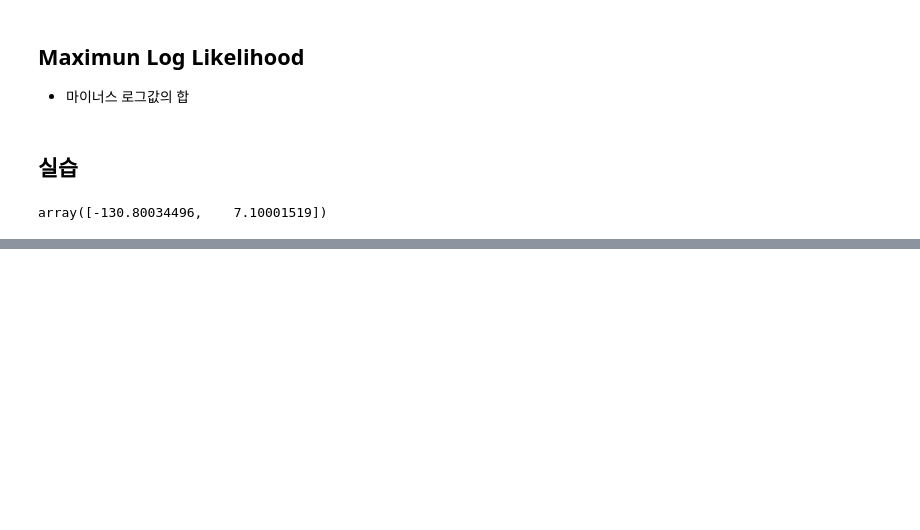
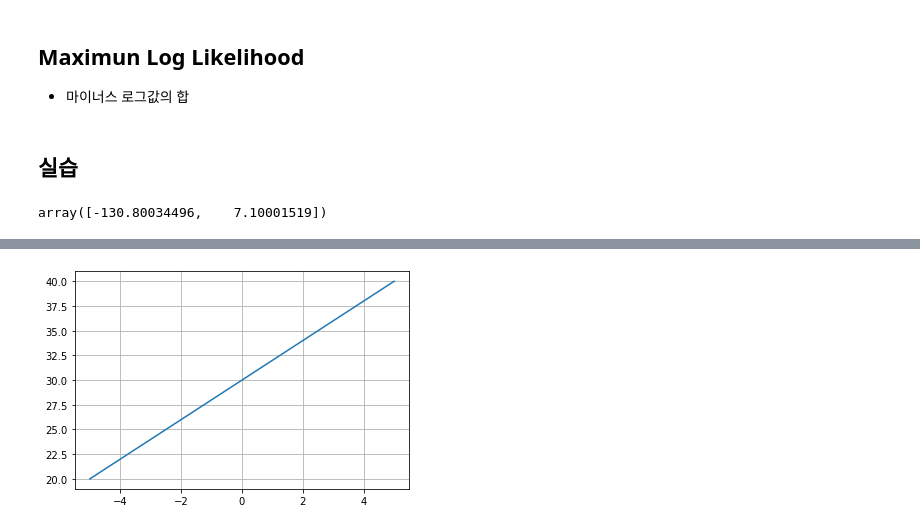
Before and after one commit to heewon330/TIL3, a Jupyter notebook: 선형회귀_hw.ipynb, the cells around one changed output, grey strips where cells are left out. Saved outputs shown, nothing was run; the diff lists cells and outputs as text; code cells hidden in the pictures; blank space fills up the shorter version.

```diff
--- a/선형회귀_hw.ipynb
+++ b/선형회귀_hw.ipynb
@@ -575,0 +693,10 @@ array([-130.80034496,    7.10001519])
+# %%
+def f(x):
+  return 2 * x + 30
+# %%
+x = np.linspace(-5, 5, 1000)
+plt.plot( x, f(x) )
+plt.grid()
+plt.show()
+# %% [output]
+[figure, added]
```
Also changed, not shown: parts of 82 cells of this notebook.
